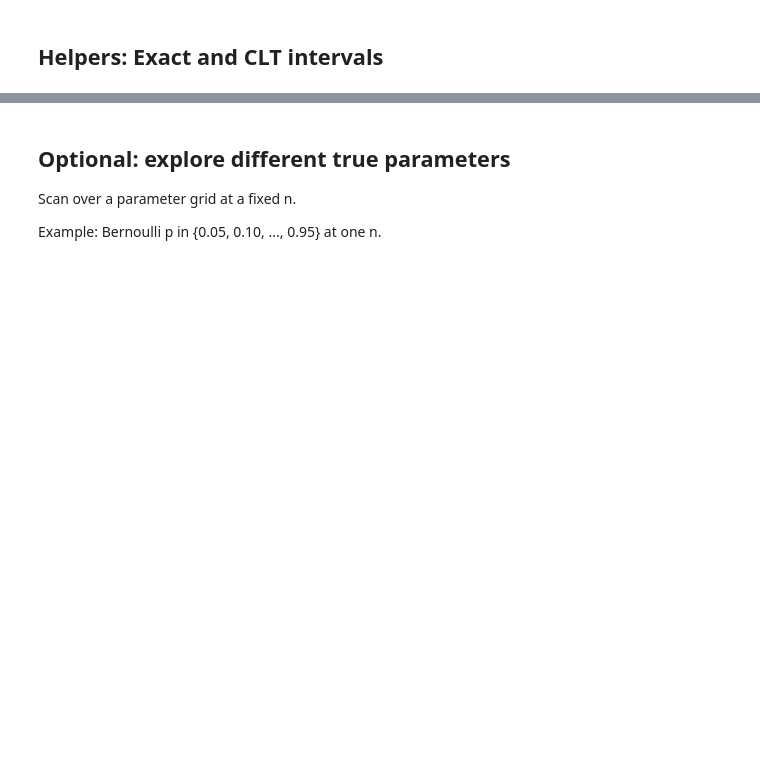
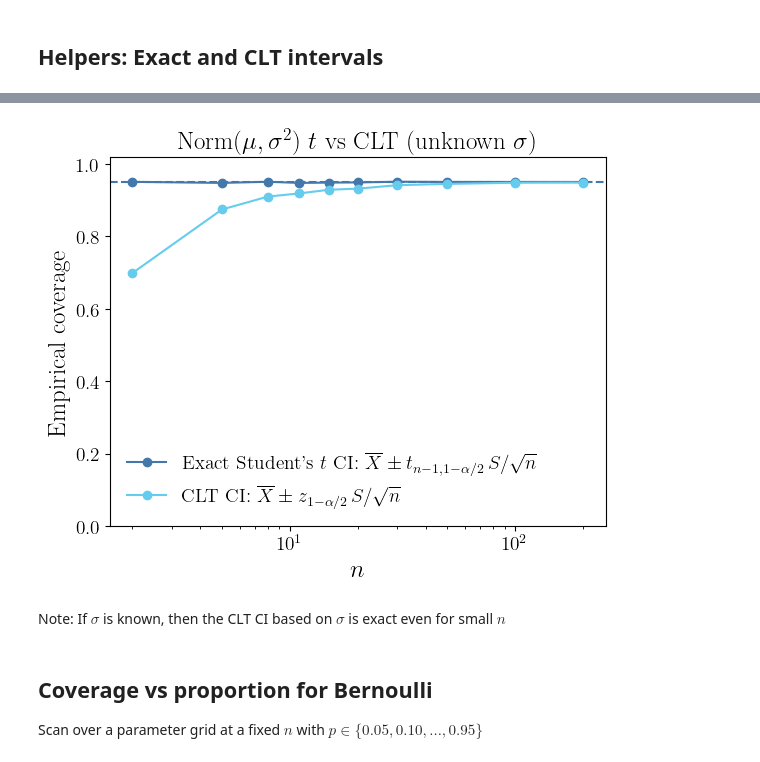
Before and after one commit to fjhickernell/MATH563Spring2026, a Jupyter notebook: classlib/classlib/notebooks/coverage_exact_vs_clt.ipynb, the cells around one changed output, grey strips where cells are left out. Drawn from its saved outputs; the diff is of its cells as text; code cells hidden in the pictures; blank space fills up the shorter version.

```diff
--- a/classlib/classlib/notebooks/coverage_exact_vs_clt.ipynb
+++ b/classlib/classlib/notebooks/coverage_exact_vs_clt.ipynb
@@ -223,5 +267,4 @@ Pick a grid of sample sizes and compare methods on one plot.
 # %%
-
 def bernoulli_grid(p: float, ns, reps: int = 30_000, alpha: float = 0.05, seed: int = 12345):
     rows = []
     for i, n in enumerate(ns):
@@ -233,3 +276,13 @@ def exponential_grid(lam: float, ns, reps: int = 30_000, alpha: float = 0.05, se
     for i, n in enumerate(ns):
         rows.append(coverage_exponential(lam=lam, n=int(n), reps=reps, alpha=alpha, seed=seed + i))
     return pd.DataFrame(rows)
+
+def normal_grid(mu: float, sigma: float, ns: list[int], reps: int = 50_000,
+                alpha: float = 0.05, seed: int = 12345):
+    rows = []
+    for k, n in enumerate(ns):
+        rows.append(
+            coverage_normal(mu=mu, sigma=sigma, n=n,
+                            reps=reps, alpha=alpha, seed=seed + k)
+        )
+    return pd.DataFrame(rows)
@@ -281,0 +360,9 @@ plt.show()
+# %%
+mu = 0.0  #true mean
+sigma = 1.0  #true standard deviation
+ns = [2, 5, 8, 11, 15, 20, 30, 50, 100, 200]
+reps = 30_000
+alpha = 0.05
+
+dfn = normal_grid(mu=mu, sigma=sigma, ns=ns, reps=reps, alpha=alpha, seed=2026)
+cl.nbviz.display_latex_df(dfn)
@@ -282,8 +381,24 @@ plt.show()
+# %%
+plt.figure()
+plt.axhline(1 - alpha, linestyle="--")
+plt.plot(dfn["n"], dfn["coverage_exact_t"], marker="o",
+         label=r"Exact Student's $t$ CI: $\overline{X} \pm t_{n-1,1-\alpha/2}\,S/\sqrt{n}$")
+plt.plot(dfn["n"], dfn["coverage_clt_z"], marker="o",
+         label=r"CLT CI: $\overline{X} \pm z_{1-\alpha/2}\,S/\sqrt{n}$")
+plt.xscale("log")
+plt.ylim(0, 1.02)
+plt.xlabel(r"$n$")
+plt.ylabel("Empirical coverage")
+plt.title(r"Norm$(\mu,\sigma^2)$ $t$ vs CLT (unknown $\sigma$)")
+plt.legend()
+cl.nbviz.savefig("normal_t_vs_clt_coverage")
+# %% [output]
+[figure, added]
+# %% [markdown]
+Note:  If $\sigma$ is known, then the CLT CI based on $\sigma$ is exact even for small $n$
 # %% [markdown]
 
-## Optional: explore different true parameters
+## Coverage vs proportion for Bernoulli
 
-Scan over a parameter grid at a fixed n.
-
-Example: Bernoulli p in {0.05, 0.10, ..., 0.95} at one n.
+Scan over a parameter grid at a fixed $n$  with $p \in \{0.05, 0.10, ..., 0.95\}$
 # %%
```
Also changed, not shown: parts of 21 cells of this notebook, 9 other files.
